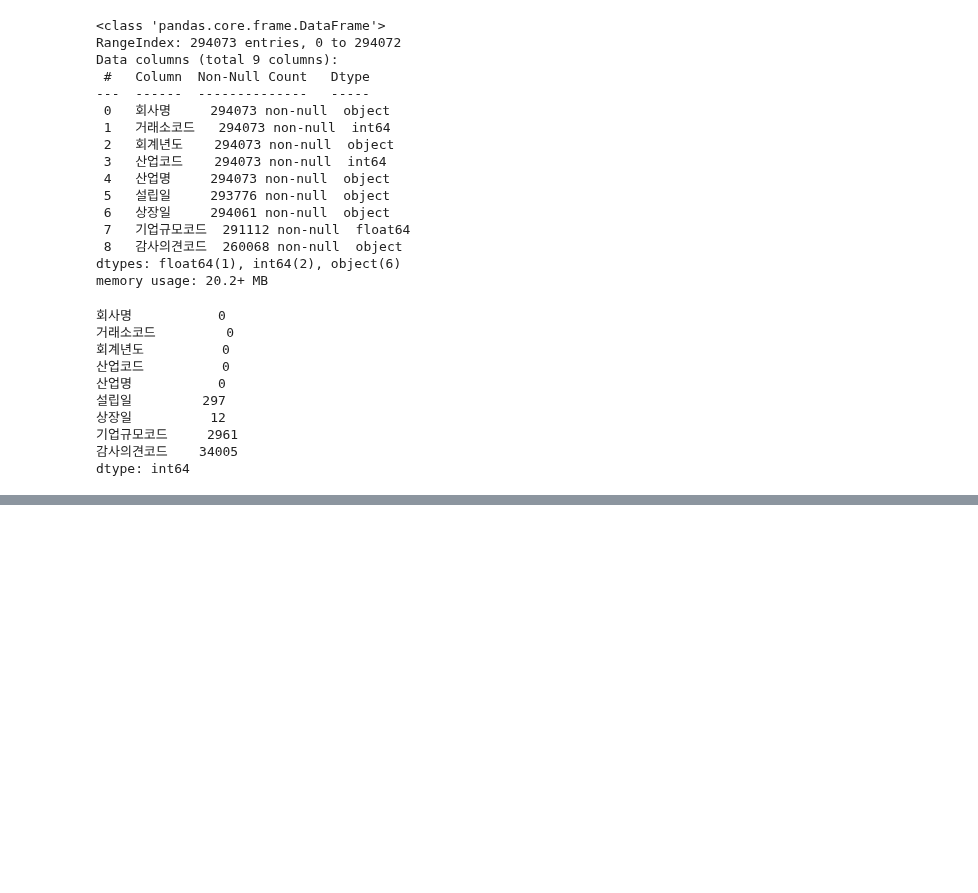
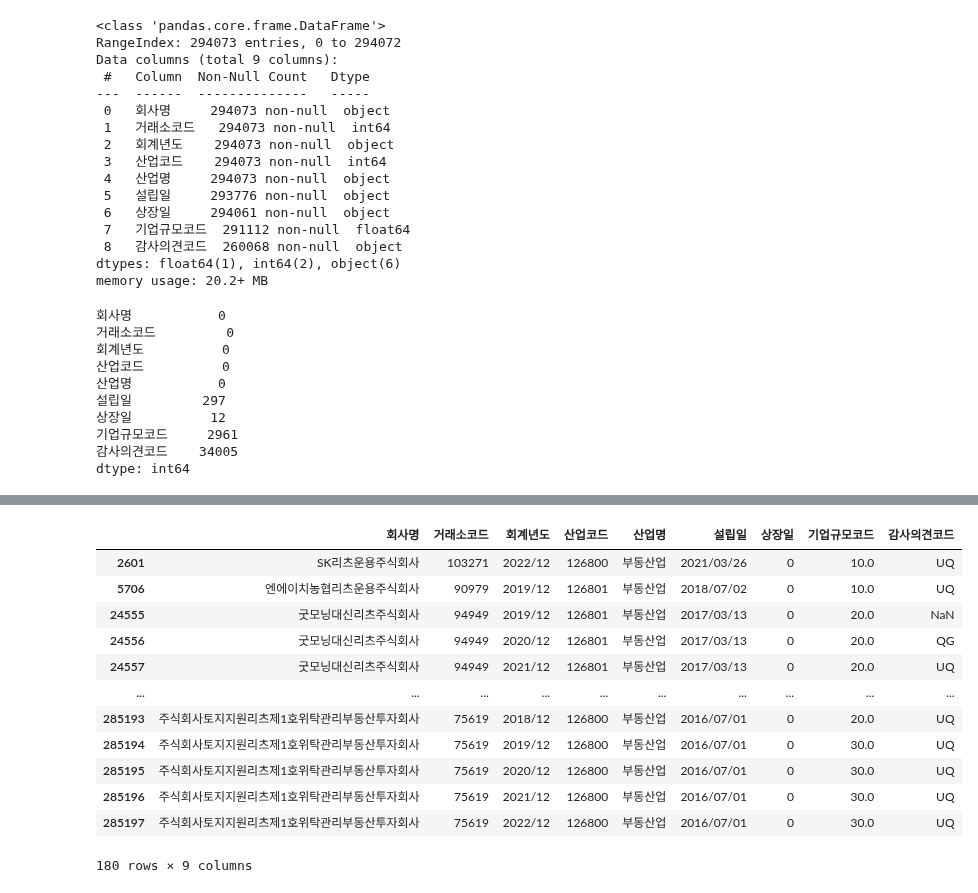
Before and after one commit to BDooHyun/ubion_python_class_01, a Jupyter notebook: 프로젝트2/target.ipynb, the cells around one changed output, grey strips where cells are left out. Saved outputs shown, nothing was run; the diff lists cells and outputs as text; code cells hidden in the pictures; blank space fills up the shorter version.

```diff
--- a/프로젝트2/target.ipynb
+++ b/프로젝트2/target.ipynb
@@ -175,0 +202,17 @@ dtype: int64
+# %%
+lits = total_df3[total_df3['회사명'].str.contains('리츠')]
+lits
+# %% [output]
+|  | 회사명 | 거래소코드 | 회계년도 | 산업코드 | 산업명 | 설립일 | 상장일 | 기업규모코드 | 감사의견코드 |
+| 2601 | SK리츠운용주식회사 | 103271 | 2022/12 | 126800 | 부동산업 | 2021/03/26 | 0 | 10.0 | UQ |
+| 5706 | 엔에이치농협리츠운용주식회사 | 90979 | 2019/12 | 126801 | 부동산업 | 2018/07/02 | 0 | 10.0 | UQ |
+| 24555 | 굿모닝대신리츠주식회사 | 94949 | 2019/12 | 126801 | 부동산업 | 2017/03/13 | 0 | 20.0 | NaN |
+| 24556 | 굿모닝대신리츠주식회사 | 94949 | 2020/12 | 126801 | 부동산업 | 2017/03/13 | 0 | 20.0 | QG |
+| 24557 | 굿모닝대신리츠주식회사 | 94949 | 2021/12 | 126801 | 부동산업 | 2017/03/13 | 0 | 20.0 | UQ |
+| ... | ... | ... | ... | ... | ... | ... | ... | ... | ... |
+| 285193 | 주식회사토지지원리츠제1호위탁관리부동산투자회사 | 75619 | 2018/12 | 126800 | 부동산업 | 2016/07/01 | 0 | 20.0 | UQ |
+| 285194 | 주식회사토지지원리츠제1호위탁관리부동산투자회사 | 75619 | 2019/12 | 126800 | 부동산업 | 2016/07/01 | 0 | 30.0 | UQ |
+| 285195 | 주식회사토지지원리츠제1호위탁관리부동산투자회사 | 75619 | 2020/12 | 126800 | 부동산업 | 2016/07/01 | 0 | 30.0 | UQ |
+| 285196 | 주식회사토지지원리츠제1호위탁관리부동산투자회사 | 75619 | 2021/12 | 126800 | 부동산업 | 2016/07/01 | 0 | 30.0 | UQ |
+| 285197 | 주식회사토지지원리츠제1호위탁관리부동산투자회사 | 75619 | 2022/12 | 126800 | 부동산업 | 2016/07/01 | 0 | 30.0 | UQ |
+180 rows × 9 columns
```
Also changed, not shown: parts of 6 cells of this notebook, 20 other files.
